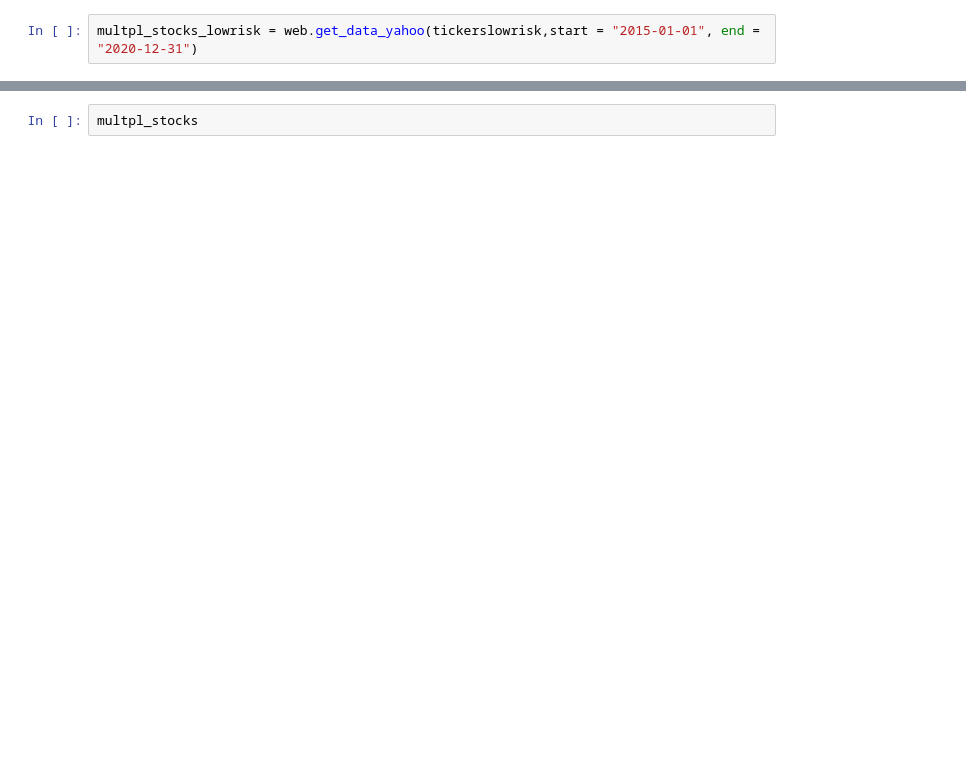
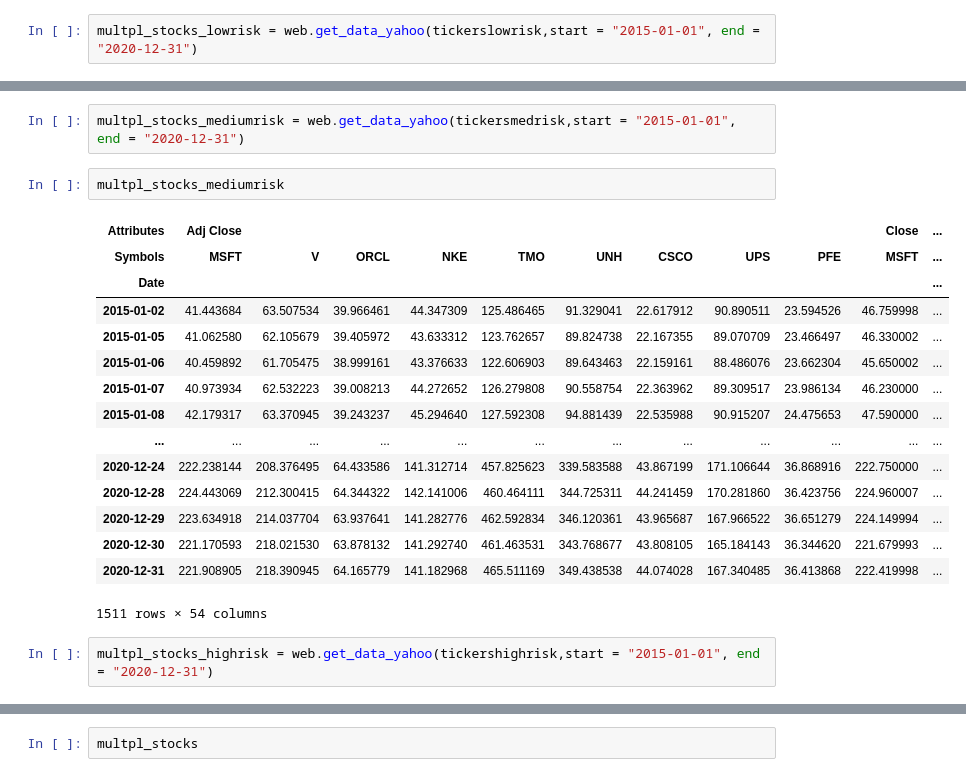
Before and after one commit to luismaldonadotxstate9/MachineLearningProject, a Jupyter notebook: Machine Learning Project (Updated 4-15).ipynb, the cells around one changed output, grey strips where cells are left out. Cells and saved outputs as stored; diff of their text form; blank space fills up the shorter version.

```diff
--- a/Machine Learning Project (Updated 4-15).ipynb
+++ b/Machine Learning Project (Updated 4-15).ipynb
@@ -45,0 +50,22 @@ multpl_stocks_lowrisk
+# %%
+multpl_stocks_mediumrisk = web.get_data_yahoo(tickersmedrisk,start = "2015-01-01", end = "2020-12-31")
+# %%
+multpl_stocks_mediumrisk
+# %% [output]
+| Attributes | Adj Close |  |  |  |  |  |  |  |  | Close | ... |
+| Symbols | MSFT | V | ORCL | NKE | TMO | UNH | CSCO | UPS | PFE | MSFT | ... |
+| Date |  |  |  |  |  |  |  |  |  |  | ... |
+| 2015-01-02 | 41.443684 | 63.507534 | 39.966461 | 44.347309 | 125.486465 | 91.329041 | 22.617912 | 90.890511 | 23.594526 | 46.759998 | ... |
+| 2015-01-05 | 41.062580 | 62.105679 | 39.405972 | 43.633312 | 123.762657 | 89.824738 | 22.167355 | 89.070709 | 23.466497 | 46.330002 | ... |
+| 2015-01-06 | 40.459892 | 61.705475 | 38.999161 | 43.376633 | 122.606903 | 89.643463 | 22.159161 | 88.486076 | 23.662304 | 45.650002 | ... |
+| 2015-01-07 | 40.973934 | 62.532223 | 39.008213 | 44.272652 | 126.279808 | 90.558754 | 22.363962 | 89.309517 | 23.986134 | 46.230000 | ... |
+| 2015-01-08 | 42.179317 | 63.370945 | 39.243237 | 45.294640 | 127.592308 | 94.881439 | 22.535988 | 90.915207 | 24.475653 | 47.590000 | ... |
+| ... | ... | ... | ... | ... | ... | ... | ... | ... | ... | ... | ... |
+| 2020-12-24 | 222.238144 | 208.376495 | 64.433586 | 141.312714 | 457.825623 | 339.583588 | 43.867199 | 171.106644 | 36.868916 | 222.750000 | ... |
+| 2020-12-28 | 224.443069 | 212.300415 | 64.344322 | 142.141006 | 460.464111 | 344.725311 | 44.241459 | 170.281860 | 36.423756 | 224.960007 | ... |
+| 2020-12-29 | 223.634918 | 214.037704 | 63.937641 | 141.282776 | 462.592834 | 346.120361 | 43.965687 | 167.966522 | 36.651279 | 224.149994 | ... |
+| 2020-12-30 | 221.170593 | 218.021530 | 63.878132 | 141.292740 | 461.463531 | 343.768677 | 43.808105 | 165.184143 | 36.344620 | 221.679993 | ... |
+| 2020-12-31 | 221.908905 | 218.390945 | 64.165779 | 141.182968 | 465.511169 | 349.438538 | 44.074028 | 167.340485 | 36.413868 | 222.419998 | ... |
+1511 rows × 54 columns
+# %%
+multpl_stocks_highrisk = web.get_data_yahoo(tickershighrisk,start = "2015-01-01", end = "2020-12-31")
```
Also changed, not shown: parts of 50 cells of this notebook.
